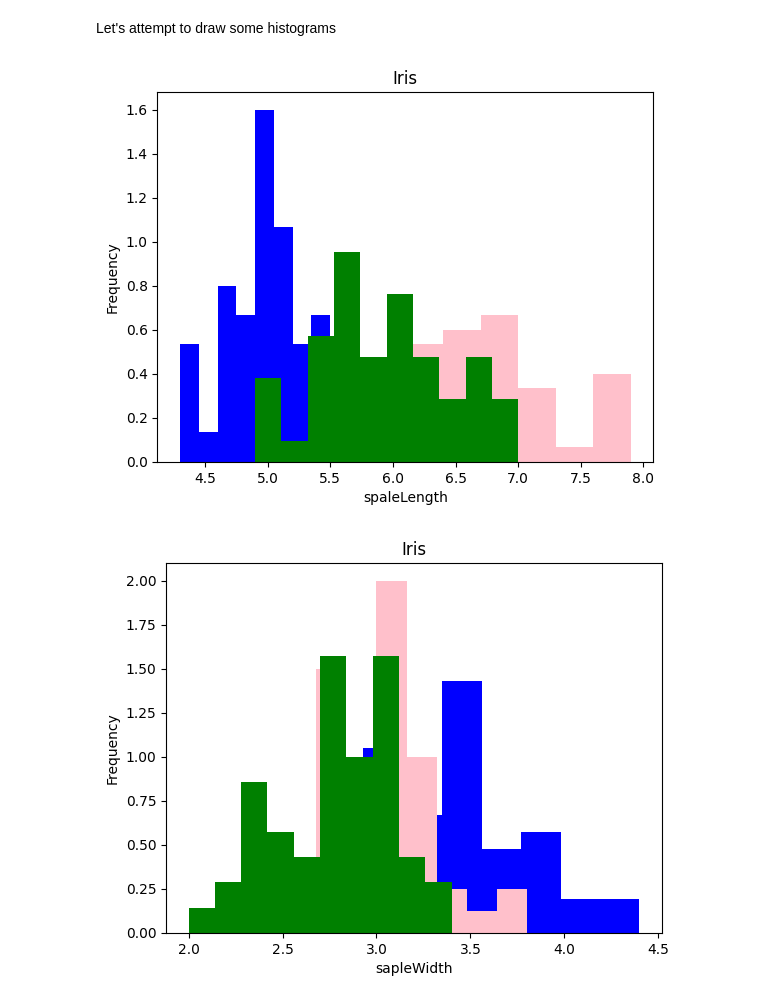
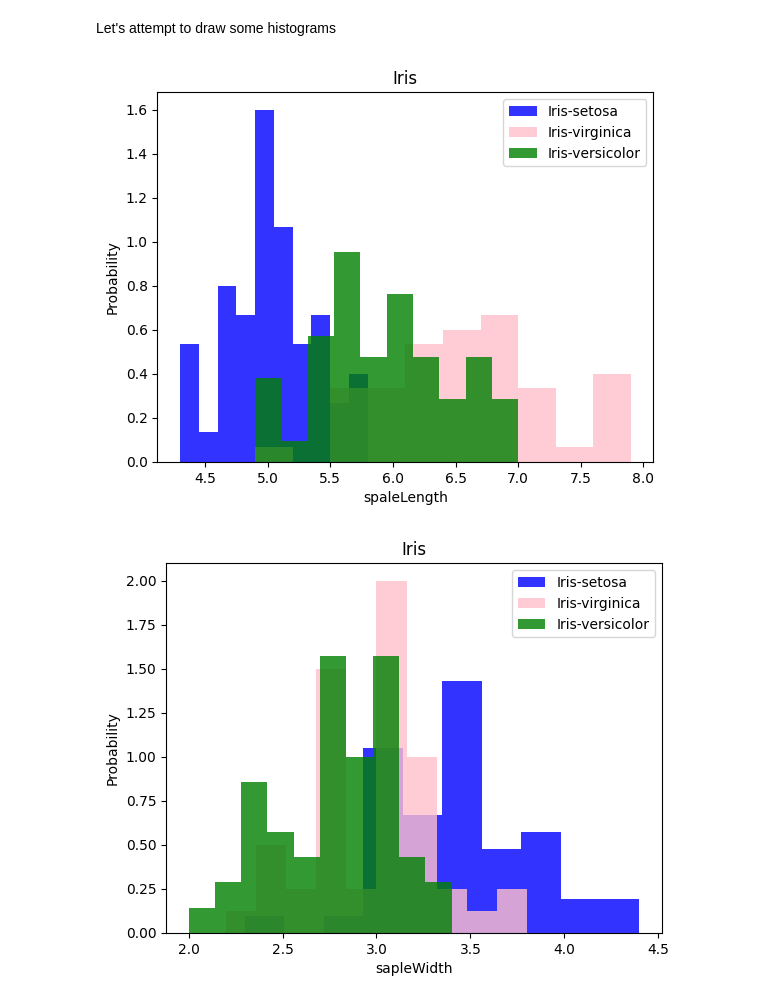
Before and after one commit to yusuf-codes10/iris.ml, a Jupyter notebook: iris.ipynb, the cells around one changed output. Cells and saved outputs as stored; diff of their text form; code cells hidden in the pictures.

Commit message:
legend is like the titles/colors and some alpha of opacity

```diff
--- a/iris.ipynb
+++ b/iris.ipynb
@@ -94,13 +94,14 @@ plt.show()
 Let's attempt to draw some histograms
 # %%
 for col in labels[:-1]:
-  plt.hist(df[df['class'] == 'Iris-setosa'][col], color='blue', density=True)
-  plt.hist(df[df['class'] == 'Iris-virginica'][col], color='pink', density=True)
-  plt.hist(df[df['class'] == 'Iris-versicolor'][col], color='green', density=True)
+  plt.hist(df[df['class'] == 'Iris-setosa'][col], color='blue', density=True, alpha=0.8)
+  plt.hist(df[df['class'] == 'Iris-virginica'][col], color='pink', density=True, alpha=0.8)
+  plt.hist(df[df['class'] == 'Iris-versicolor'][col], color='green', density=True, alpha=0.8)
   plt.title('Iris')
   plt.xlabel(col)
-  plt.ylabel('Frequency')
+  plt.ylabel('Probability')
+  plt.legend(['Iris-setosa', 'Iris-virginica', 'Iris-versicolor'])
   plt.show()
 # %% [output]
-[figure, old version]
+[figure, new version]
-[figure, old version]
+[figure, new version]
```
Also changed, not shown: parts of 1 cell of this notebook.
